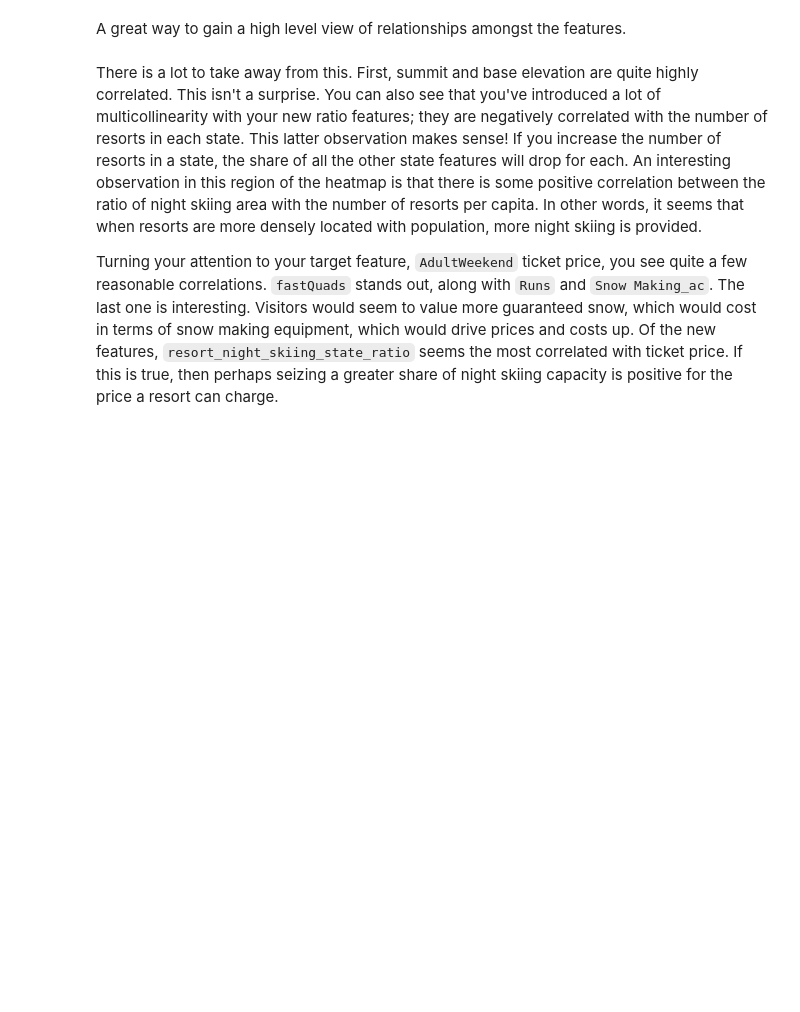
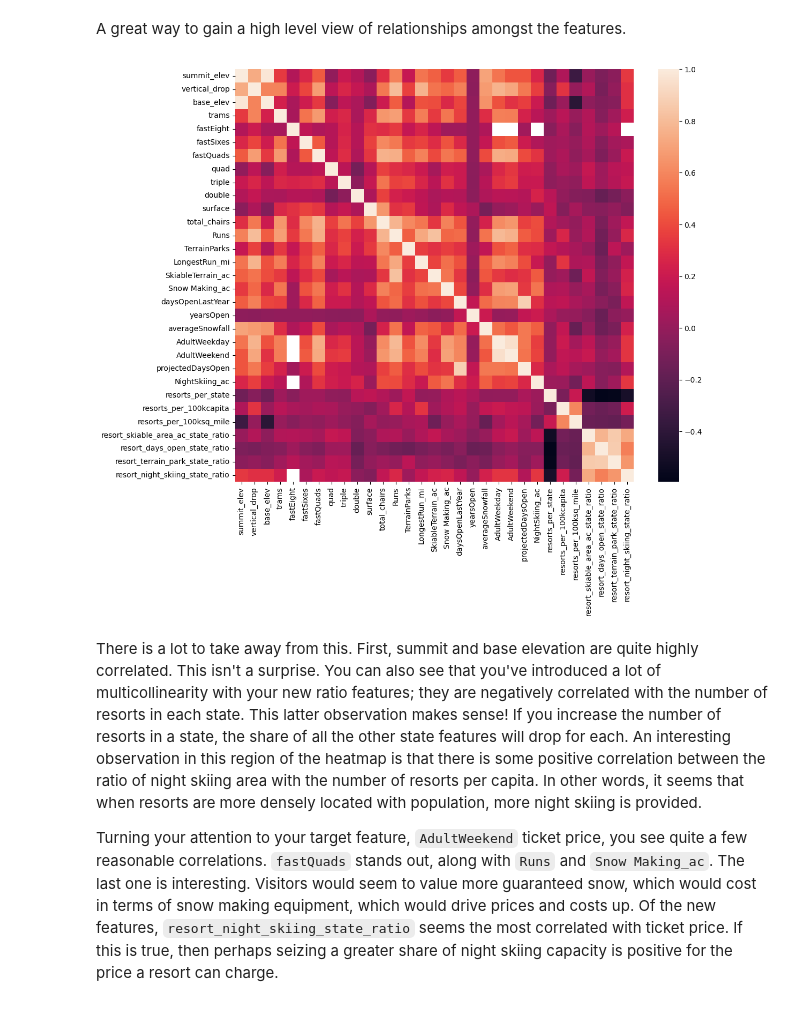
Before and after one commit to sunilrao1/DataScienceGuidedCapstone, a Jupyter notebook: Notebooks/03_exploratory_data_analysis.ipynb, the cells around one changed output. Drawn from its saved outputs; the diff is of its cells as text; code cells hidden in the pictures; blank space fills up the shorter version.

```diff
--- a/Notebooks/03_exploratory_data_analysis.ipynb
+++ b/Notebooks/03_exploratory_data_analysis.ipynb
@@ -760,9 +762,11 @@ A great way to gain a high level view of relationships amongst the features.
 # %%
 #Code task 12#
 #Show a seaborn heatmap of correlations in ski_data
 #Hint: call pandas' `corr()` method on `ski_data` and pass that into `sns.heatmap`
 plt.subplots(figsize=(12,10))
-sns.___(ski_data.___);
+sns.heatmap(ski_data.corr());
+# %% [output]
+[figure, added]
 # %% [markdown]
 There is a lot to take away from this. First, summit and base elevation are quite highly correlated. This isn't a surprise. You can also see that you've introduced a lot of multicollinearity with your new ratio features; they are negatively correlated with the number of resorts in each state. This latter observation makes sense! If you increase the number of resorts in a state, the share of all the other state features will drop for each. An interesting observation in this region of the heatmap is that there is some positive correlation between the ratio of night skiing area with the number of resorts per capita. In other words, it seems that when resorts are more densely located with population, more night skiing is provided.
 
```
Also changed, not shown: parts of 9 cells of this notebook.
